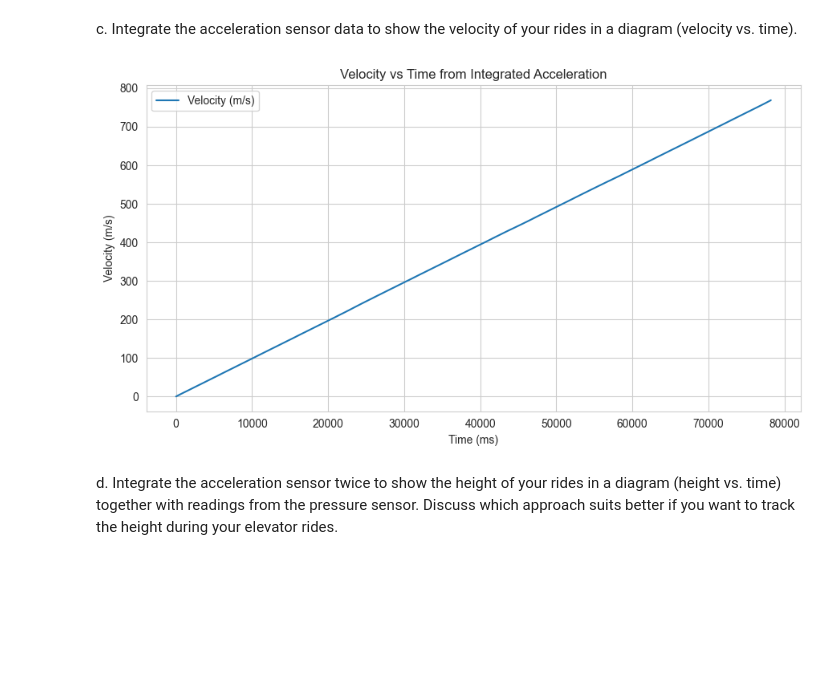
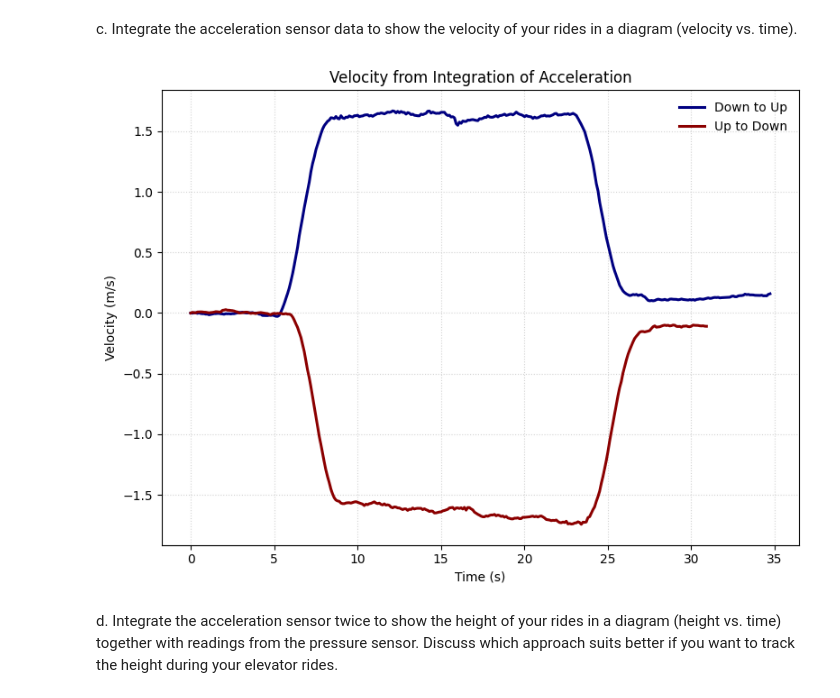
Before and after one commit to SowndaryaLakshmiV/Sensors-Lab-2, a Jupyter notebook: Module_1/Module1.ipynb, the cells around one changed output. Saved outputs shown, nothing was run; the diff lists cells and outputs as text; code cells hidden in the pictures; blank space fills up the shorter version.

```diff
--- a/Module_1/Module1.ipynb
+++ b/Module_1/Module1.ipynb
@@ -9,7 +9,7 @@ t_data = []
 
 with open("Data/Pressure.txt") as f:
     for line in f:
-        pressure_data.append(float(line.split("Pressure:")[1].strip()))
+        pressure_data.append(round( float(line.split("Pressure:")[1].strip())/100, 3) )  # Convert to hPa
         t_data.append(int(line.split("Timestamp:")[1].split("Pressure:")[0].strip()))
 
 timestamp_data = [0]
@@ -351,24 +430,41 @@ plt.show()
 c. Integrate the acceleration sensor data to show the velocity of your rides in a
 diagram (velocity vs. time).
 # %%
-dt = 0.1  # 100 ms sampling interval
+accel_z_mean = 9.93     # your calibration value
 
-velocity = np.zeros_like(elev_accel_z)
 
-for i in range(1, len(elev_accel_z)):
-    velocity[i] = velocity[i-1] + elev_accel_z[i] * dt
+def compute_velocity(timestamps, accel):
+    t_sec = timestamps / 1000.0
+    a_corrected = accel - accel_z_mean
+    v = np.zeros_like(a_corrected)
 
-plt.figure(figsize=(9,5))
-plt.plot(elev_timestamp, velocity, label="Velocity (m/s)")
-plt.xlabel("Time (ms)")
+    for i in range(1, len(v)):
+        dt = t_sec[i] - t_sec[i - 1]
+        v[i] = v[i - 1] + a_corrected[i - 1] * dt
+
+    return t_sec, v
+
+
+# Compute velocities
+t_d2u_sec, v_d2u = compute_velocity(t_d2u, a_d2u)
+t_u2d_sec, v_u2d = compute_velocity(t_u2d, a_u2d)
+
+plt.figure(figsize=(8,6))
+
+plt.plot(t_d2u_sec, v_d2u, color="navy", linewidth=2.2, label="Down to Up")
+plt.plot(t_u2d_sec, v_u2d, color="darkred", linewidth=2.2, label="Up to Down")
+
+plt.xlabel("Time (s)")
 plt.ylabel("Velocity (m/s)")
-plt.title("Velocity vs Time from Integrated Acceleration")
-plt.grid(True)
-plt.legend()
+plt.title("Velocity from Integration of Acceleration")
+
+plt.grid(color="lightgray", linestyle=":", linewidth=0.8)
+plt.legend(frameon=False)
+
 plt.tight_layout()
 plt.show()
 # %% [output]
-[figure, old version]
+[figure, new version]
 # %% [markdown]
 d. Integrate the acceleration sensor twice to show the height of your rides in a
 diagram (height vs. time) together with readings from the pressure sensor. Discuss which approach suits better if you want to track the height during your
```
Also changed, not shown: parts of 12 cells of this notebook, 27 other files.
